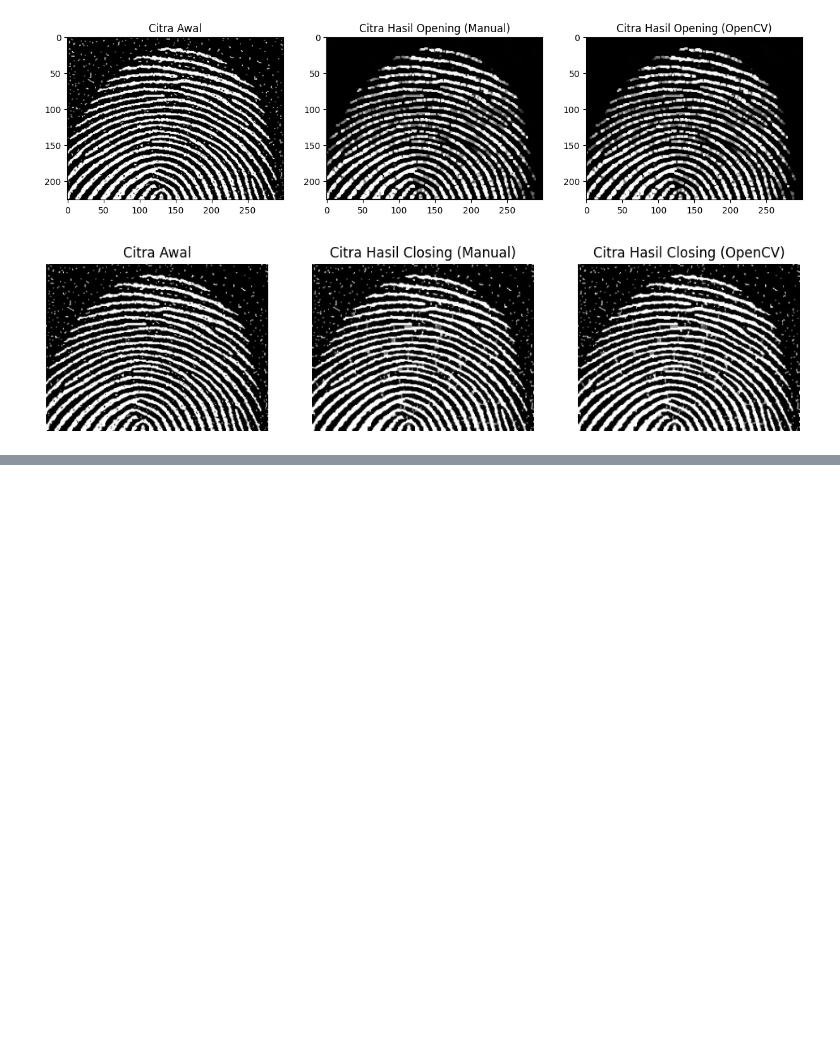
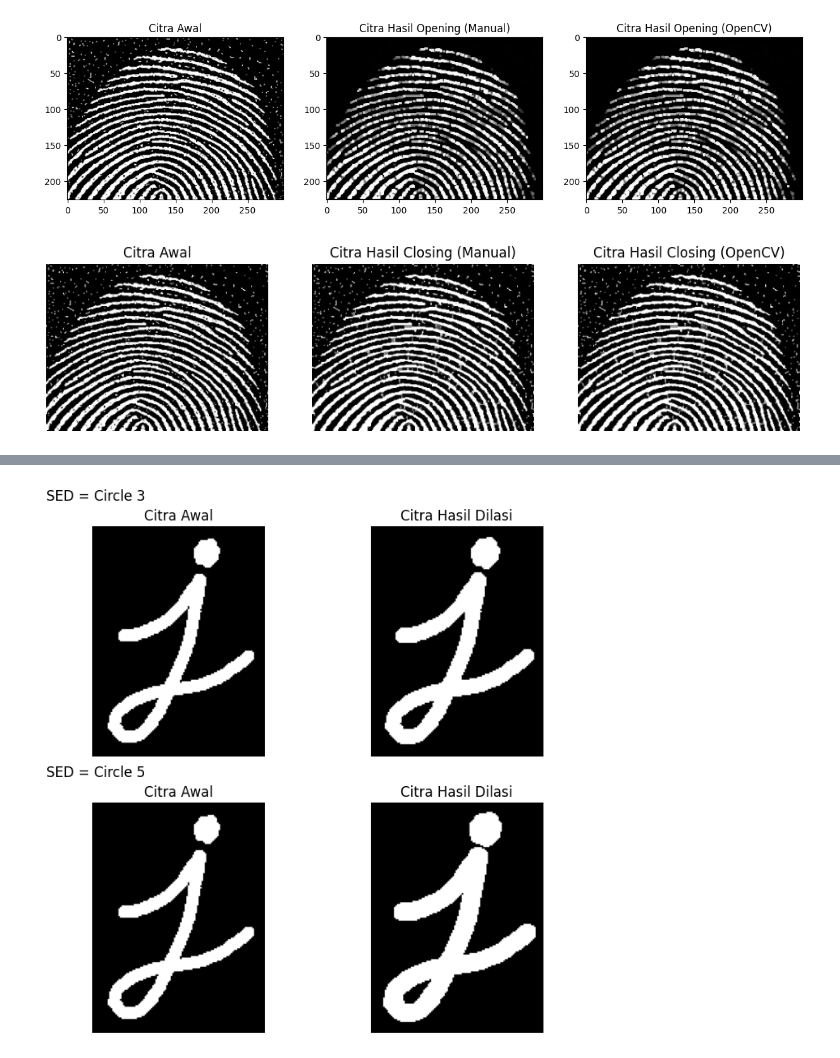
Before and after one commit to sbylash/23_Shasia-Sasa_PCVK, a Jupyter notebook: Week9.ipynb, the cells around one changed output, grey strips where cells are left out. Drawn from its saved outputs; the diff is of its cells as text; code cells hidden in the pictures; blank space fills up the shorter version.

```diff
--- a/Week9.ipynb
+++ b/Week9.ipynb
@@ -245,0 +301,45 @@ plt.show()
+# %%
+# 10
+# Load the image in grayscale
+image = cv2.imread('/content/drive/MyDrive/Week2/Images/j.png', cv2.IMREAD_GRAYSCALE)
+
+# Threshold the image to make it binary
+_, binary_image = cv2.threshold(image, 127, 255, cv2.THRESH_BINARY)
+
+# Structuring elements (circular shape) with sizes 3x3 and 5x5
+circle_3x3 = cv2.getStructuringElement(cv2.MORPH_ELLIPSE, (3, 3))
+circle_5x5 = cv2.getStructuringElement(cv2.MORPH_ELLIPSE, (5, 5))
+
+# Apply dilation with the structuring elements
+dilated_3x3 = cv2.dilate(binary_image, circle_3x3)
+dilated_5x5 = cv2.dilate(binary_image, circle_5x5)
+
+# Plotting the results
+fig, axs = plt.subplots(2, 2, figsize=(8, 8))
+
+# Adding SED labels above each pair of images
+fig.text(0.1, 0.92, "SED = Circle 3", fontsize=12)
+fig.text(0.1, 0.50, "SED = Circle 5", fontsize=12)
+
+# Original and dilated images for Circle 3x3
+axs[0, 0].imshow(binary_image, cmap='gray')
+axs[0, 0].set_title("Citra Awal")
+axs[0, 0].axis('off')
+
+axs[0, 1].imshow(dilated_3x3, cmap='gray')
+axs[0, 1].set_title("Citra Hasil Dilasi")
+axs[0, 1].axis('off')
+
+# Original and dilated images for Circle 5x5
+axs[1, 0].imshow(binary_image, cmap='gray')
+axs[1, 0].set_title("Citra Awal")
+axs[1, 0].axis('off')
+
+axs[1, 1].imshow(dilated_5x5, cmap='gray')
+axs[1, 1].set_title("Citra Hasil Dilasi")
+axs[1, 1].axis('off')
+
+plt.tight_layout(rect=[0, 1, 0.9, 0.9])
+plt.show()
+# %% [output]
+[figure, added]
```
Also changed, not shown: parts of 14 cells of this notebook.
